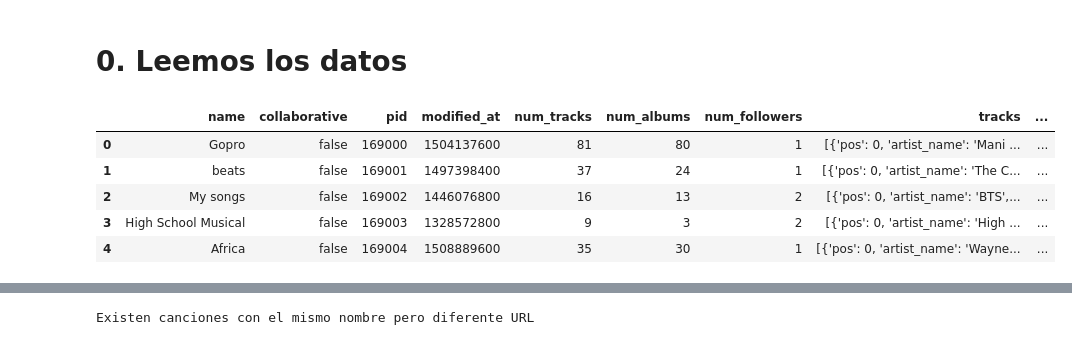
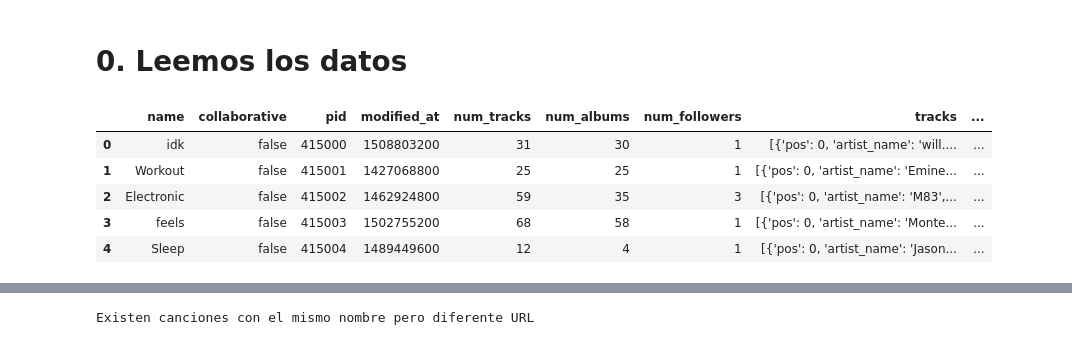
Before and after one commit to JavoAlejandro/Spotify_million_proj, a Jupyter notebook: avance.ipynb, the cells around one changed output, grey strips where cells are left out. Cells and saved outputs as stored; diff of their text form; code cells hidden in the pictures.

```diff
--- a/avance.ipynb
+++ b/avance.ipynb
@@ -12,2 +10,0 @@ archivos_json = [archivo for archivo in os.listdir("data") if archivo.endswith('
-# %%
-paths = random.choices(archivos_json, k=10)
@@ -27,10 +11,29 @@ playlists = pd.concat(all_playlists, ignore_index=True)
+# %%
+def read_json(path):
+    with open(path) as f:
+        data = json.load(f)
+    return data
+
+def leer_k_archivos_json(k):
+    archivos_json = [archivo for archivo in os.listdir("data") if archivo.endswith('.json')]
+    paths = random.choices(archivos_json, k=k)
+
+    all_playlists = []
+    for p in paths:
+        data = read_json(f"data\{p}")
+        playlist = pd.DataFrame(data['playlists'])
+        all_playlists.append(playlist)
+
+    playlists = pd.concat(all_playlists, ignore_index=True)
+    return playlists
 # %%
+playlists = leer_k_archivos_json(10)
 playlists.head()
 # %% [output]
 |  | name | collaborative | pid | modified_at | num_tracks | num_albums | num_followers | tracks | ... |
-| 0 | Gopro | false | 169000 | 1504137600 | 81 | 80 | 1 | [{'pos': 0, 'artist_name': 'Mani ... | ... |
-| 1 | beats | false | 169001 | 1497398400 | 37 | 24 | 1 | [{'pos': 0, 'artist_name': 'The C... | ... |
-| 2 | My songs | false | 169002 | 1446076800 | 16 | 13 | 2 | [{'pos': 0, 'artist_name': 'BTS',... | ... |
-| 3 | High School Musical | false | 169003 | 1328572800 | 9 | 3 | 2 | [{'pos': 0, 'artist_name': 'High ... | ... |
-| 4 | Africa | false | 169004 | 1508889600 | 35 | 30 | 1 | [{'pos': 0, 'artist_name': 'Wayne... | ... |
+| 0 | idk | false | 415000 | 1508803200 | 31 | 30 | 1 | [{'pos': 0, 'artist_name': 'will.... | ... |
+| 1 | Workout | false | 415001 | 1427068800 | 25 | 25 | 1 | [{'pos': 0, 'artist_name': 'Emine... | ... |
+| 2 | Electronic | false | 415002 | 1462924800 | 59 | 35 | 3 | [{'pos': 0, 'artist_name': 'M83',... | ... |
+| 3 | feels | false | 415003 | 1502755200 | 68 | 58 | 1 | [{'pos': 0, 'artist_name': 'Monte... | ... |
+| 4 | Sleep | false | 415004 | 1489449600 | 12 | 4 | 1 | [{'pos': 0, 'artist_name': 'Jason... | ... |
 # %%
```
Also changed, not shown: parts of 39 cells of this notebook.
